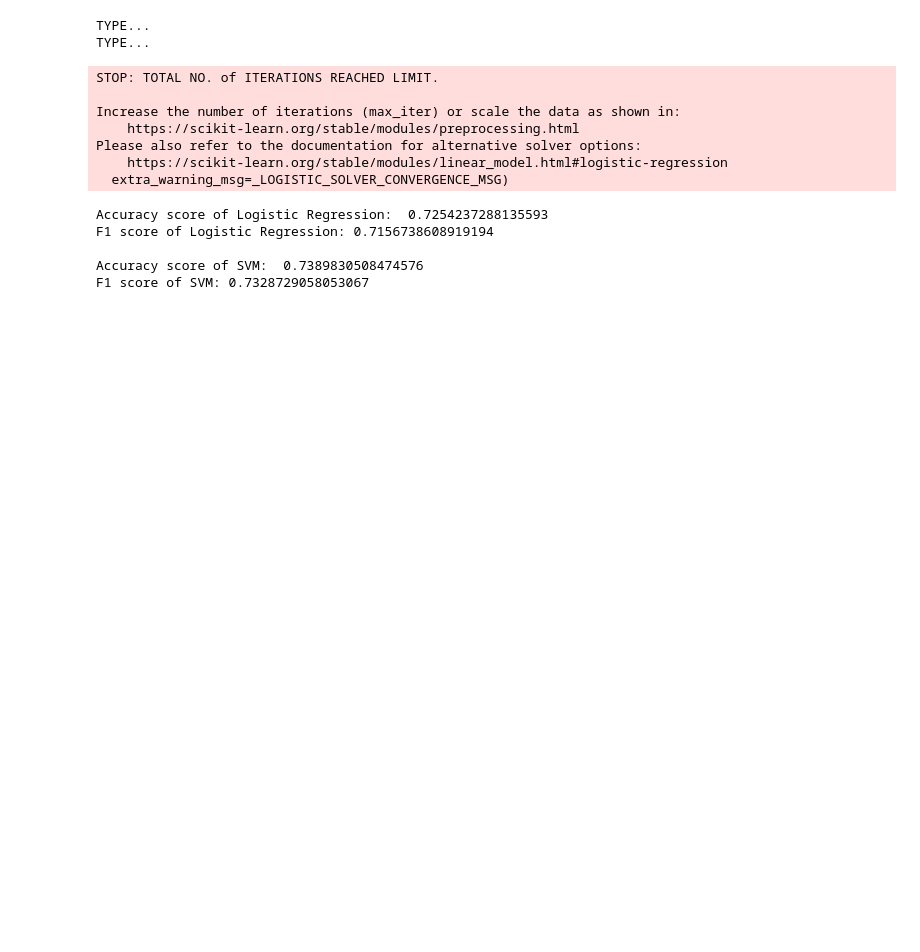
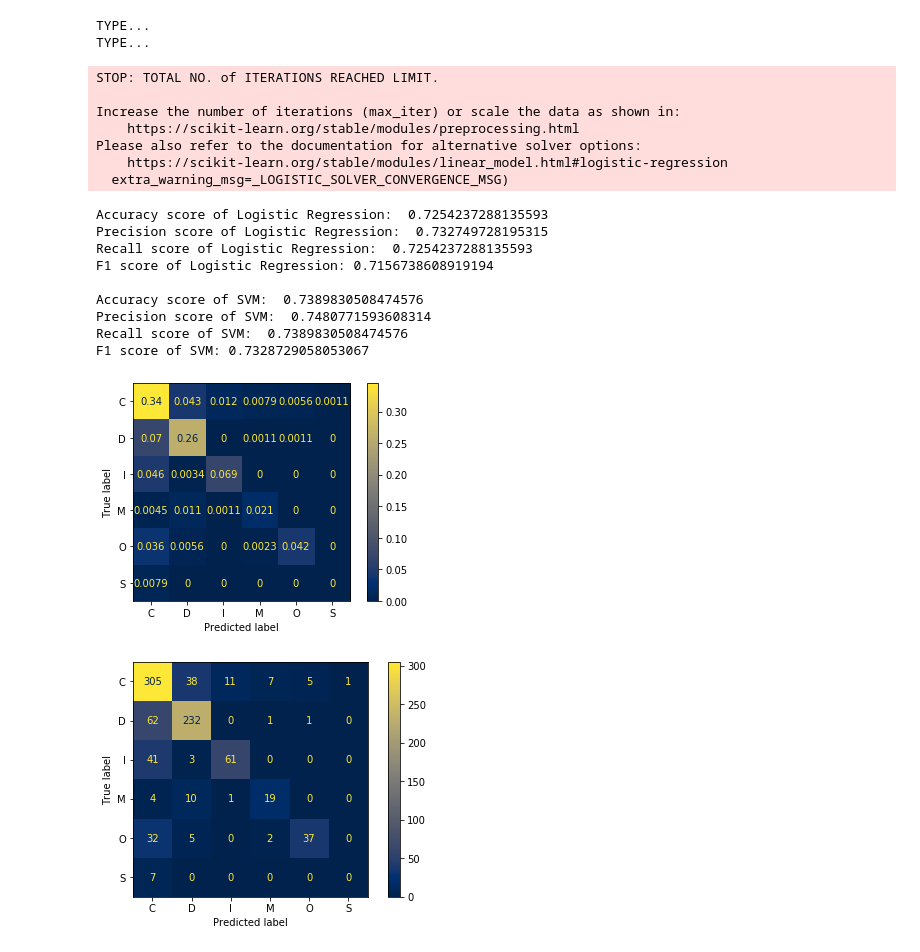
Before and after one commit to domenkos/IMapBook-NLP, a Jupyter notebook: code/Baseline models.ipynb, the cells around one changed output. Cells and saved outputs as stored; diff of their text form; code cells hidden in the pictures; blank space fills up the shorter version.

```diff
--- a/code/Baseline models.ipynb
+++ b/code/Baseline models.ipynb
@@ -459,17 +461,21 @@ X_test_cv = cv.transform( lemmasTest )
 TYPE...
 TYPE...
 # %%
-'''naive_bayes = MultinomialNB()
-naive_bayes.fit( X_train_cv, y_train )
-predictions = naive_bayes.predict( X_test_cv )
-print( 'Accuracy score of Naive Bayes: ', accuracy_score( y_test, predictions ) )
-print( 'F1 score of Naive Bayes:', f1_score( y_test, predictions, average = 'weighted' ) )
-print()'''
+# naive_bayes = MultinomialNB()
+# naive_bayes.fit( X_train_cv, y_train )
+# predictions = naive_bayes.predict( X_test_cv )
+# print( 'Accuracy score of Naive Bayes: ', accuracy_score( y_test, predictions ) )
+# print( 'Precision score of Naive Bayes: ', precision_score( y_test, predictions, average = 'weighted' ) )
+# print( 'Recall score of Naive Bayes: ', recall_score( y_test, predictions, average = 'weighted' ) )
+# print( 'F1 score of Naive Bayes:', f1_score( y_test, predictions, average = 'weighted' ) )
+# print()
 
 lr = LogisticRegression()
 lr.fit( X_train_cv, y_train )
 predictions = lr.predict( X_test_cv )
 print( 'Accuracy score of Logistic Regression: ', accuracy_score( y_test, predictions ) )
+print( 'Precision score of Logistic Regression: ', precision_score( y_test, predictions, average = 'weighted' ) )
+print( 'Recall score of Logistic Regression: ', recall_score( y_test, predictions, average = 'weighted' ) )
 print( 'F1 score of Logistic Regression:', f1_score( y_test, predictions, average = 'weighted' ) )
 print()
 
@@ -477,6 +483,8 @@ svm = SVC( kernel = 'linear', C = 1, probability = True )
 svm.fit( X_train_cv, y_train )
 predictions = svm.predict( X_test_cv )
 print( 'Accuracy score of SVM: ', accuracy_score( y_test, predictions ) )
+print( 'Precision score of SVM: ', precision_score( y_test, predictions, average = 'weighted' ) )
+print( 'Recall score of SVM: ', recall_score( y_test, predictions, average = 'weighted' ) )
 print( 'F1 score of SVM:', f1_score( y_test, predictions, average = 'weighted' ) )
 print()
 # %% [output]
@@ -488,7 +496,24 @@ Please also refer to the documentation for alternative solver options:
     https://scikit-learn.org/stable/modules/linear_model.html#logistic-regression
   extra_warning_msg=_LOGISTIC_SOLVER_CONVERGENCE_MSG)
 Accuracy score of Logistic Regression:  0.7254237288135593
+Precision score of Logistic Regression:  0.732749728195315
+Recall score of Logistic Regression:  0.7254237288135593
 F1 score of Logistic Regression: 0.7156738608919194
 
 Accuracy score of SVM:  0.7389830508474576
+Precision score of SVM:  0.7480771593608314
+Recall score of SVM:  0.7389830508474576
 F1 score of SVM: 0.7328729058053067
+# %%
+# labels = list( set( y_test ) )
+# print( labels )
+# confusionMatrix = confusion_matrix( y_test, predictions, labels )
+# print( confusionMatrix )
+plot_confusion_matrix( svm, X_test_cv, y_test, normalize = 'all', values_format = '.2g', cmap = 'cividis' )
+plot_confusion_matrix( svm, X_test_cv, y_test, normalize = None, values_format = 'd', cmap = 'cividis' )
+# plt.savefig( 'confusionMatrixCategory.pdf' )
+plt.tight_layout()
+plt.show()
+# %% [output]
+[figure, added]
+[figure, added]
```
Also changed, not shown: parts of 10 cells of this notebook, 1 other file.
